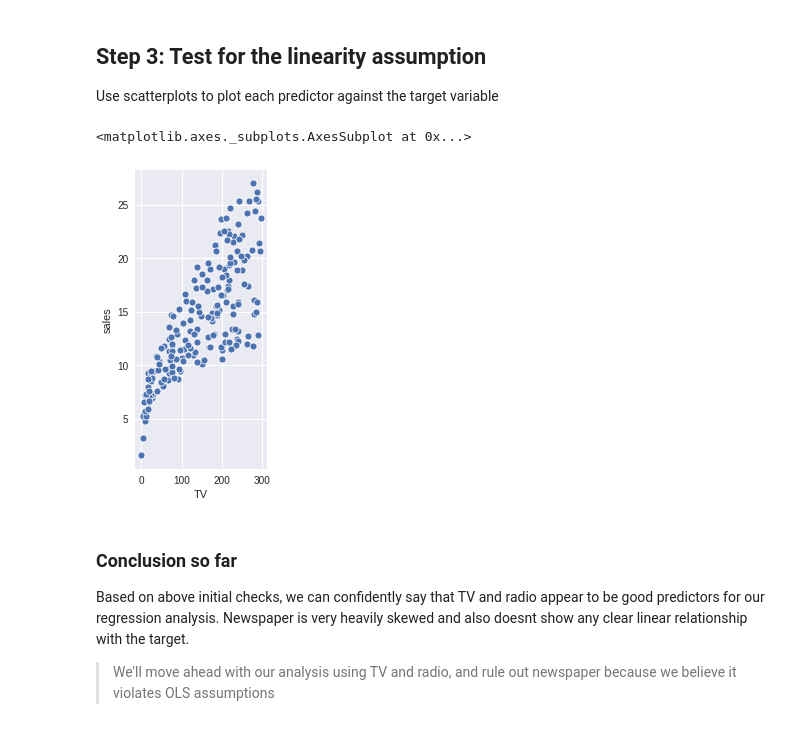
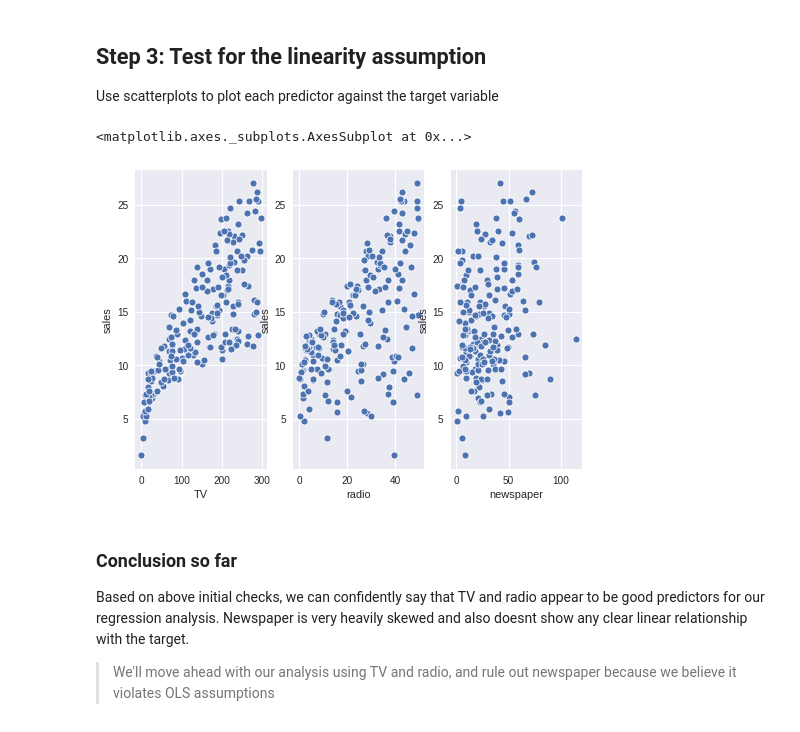
Before and after one commit to fcoba/dsc-ols-statsmodels-lab-dc-ds-career-042219, a Jupyter notebook: index.ipynb, the cells around one changed output. Drawn from its saved outputs; the diff is of its cells as text; code cells hidden in the pictures.

```diff
--- a/index.ipynb
+++ b/index.ipynb
@@ -94,15 +94,15 @@ Use scatterplots to plot each predictor against the target variable
 # %%
 # visualize the relationship between the preditors and the target using scatterplots
 fig = plt.figure()
 ax1 = fig.add_subplot(1,3,1)
 ax2 = fig.add_subplot(1,3,2)
 ax3 = fig.add_subplot(1,3,3)
 sns.scatterplot(df['TV'],df['sales'],ax=ax1)
 sns.scatterplot(df['radio'],df['sales'],ax=ax2)
-sns.scatterplot(df['newspaper'],df['sales'],ax=ax2)
+sns.scatterplot(df['newspaper'],df['sales'],ax=ax3)
 # %% [output]
 <matplotlib.axes._subplots.AxesSubplot at 0x...>
-[figure, old version]
+[figure, new version]
 # %%
 # Record yor observations on linearity here
 # %% [markdown]
```
